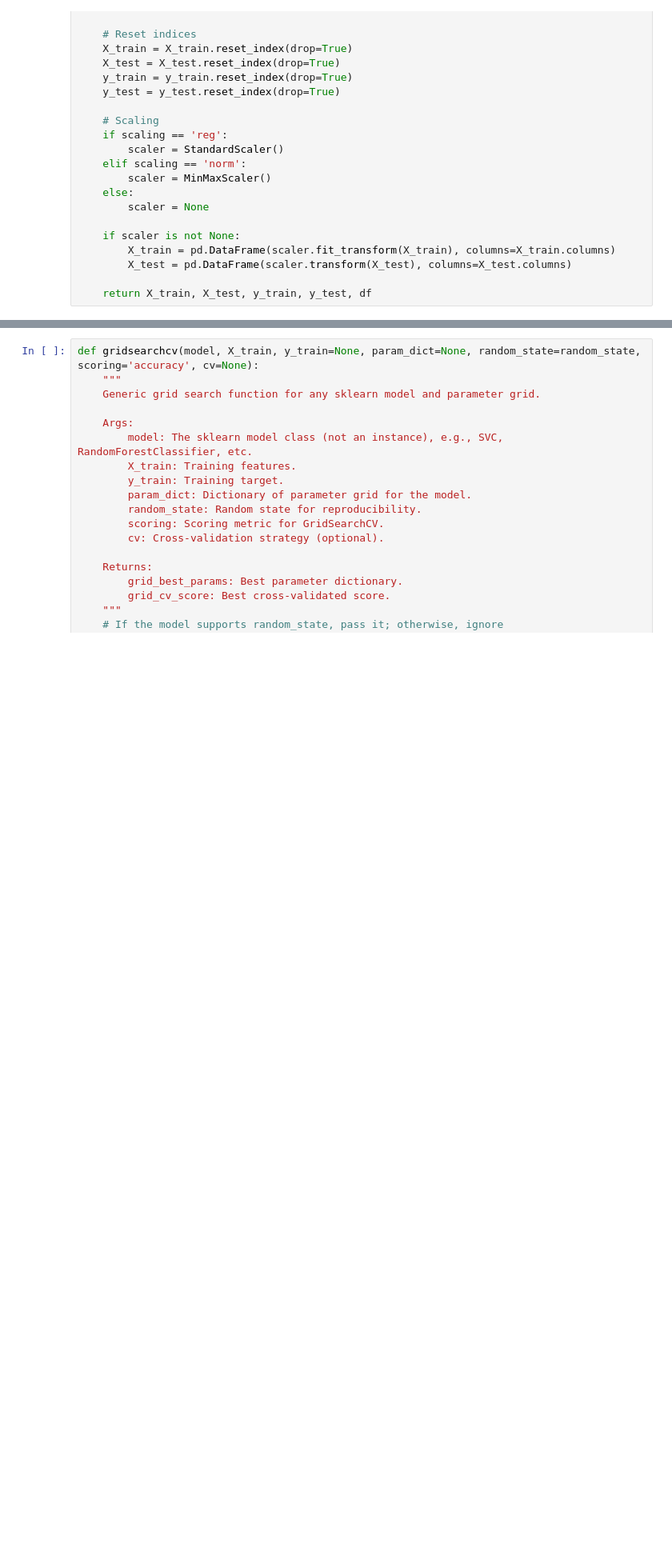
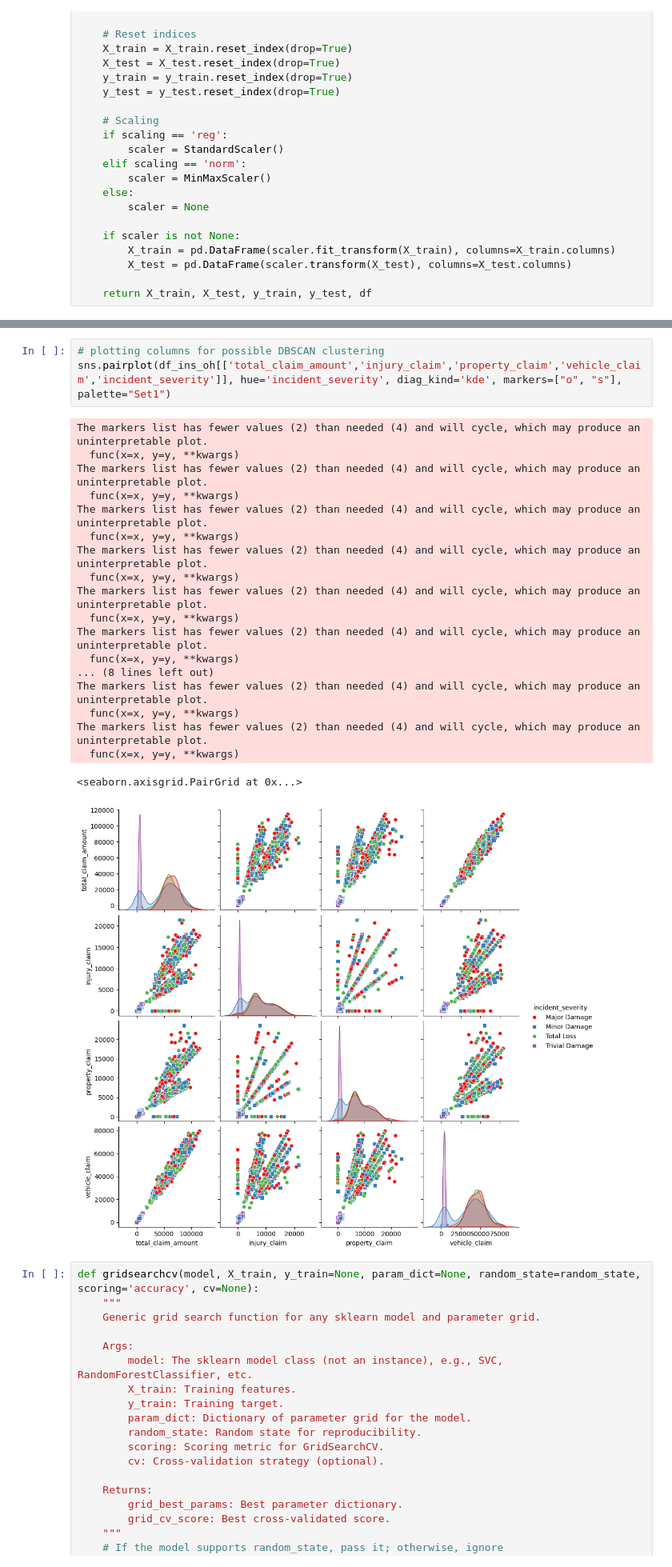
Before and after one commit to jtvon/799S-Data-Science-Capstone, a Jupyter notebook: Week-10-jupyter-notebook.ipynb, the cells around one changed output, grey strips where cells are left out. Shown at 80% size. Saved outputs shown, nothing was run; the diff lists cells and outputs as text; blank space fills up the shorter version.

```diff
--- a/Week-10-jupyter-notebook.ipynb
+++ b/Week-10-jupyter-notebook.ipynb
@@ -133,3 +133,26 @@ X_train_car_oh, X_test_car_oh, y_train_car_oh, y_test_car_oh, df_car_oh = load_a
+# %%
+# plotting columns for possible DBSCAN clustering
+sns.pairplot(df_ins_oh[['total_claim_amount','injury_claim','property_claim','vehicle_claim','incident_severity']], hue='incident_severity', diag_kind='kde', markers=["o", "s"], palette="Set1")
+# %% [output]
+The markers list has fewer values (2) than needed (4) and will cycle, which may produce an uninterpretable plot.
+  func(x=x, y=y, **kwargs)
+The markers list has fewer values (2) than needed (4) and will cycle, which may produce an uninterpretable plot.
+  func(x=x, y=y, **kwargs)
+The markers list has fewer values (2) than needed (4) and will cycle, which may produce an uninterpretable plot.
+  func(x=x, y=y, **kwargs)
+The markers list has fewer values (2) than needed (4) and will cycle, which may produce an uninterpretable plot.
+  func(x=x, y=y, **kwargs)
+The markers list has fewer values (2) than needed (4) and will cycle, which may produce an uninterpretable plot.
+  func(x=x, y=y, **kwargs)
+The markers list has fewer values (2) than needed (4) and will cycle, which may produce an uninterpretable plot.
+  func(x=x, y=y, **kwargs)
+... (8 lines left out)
+The markers list has fewer values (2) than needed (4) and will cycle, which may produce an uninterpretable plot.
+  func(x=x, y=y, **kwargs)
+The markers list has fewer values (2) than needed (4) and will cycle, which may produce an uninterpretable plot.
+  func(x=x, y=y, **kwargs)
+<seaborn.axisgrid.PairGrid at 0x...>
+[figure, added]
 # %%
 def gridsearchcv(model, X_train, y_train=None, param_dict=None, random_state=random_state, scoring='accuracy', cv=None):
     """
```
Also changed, not shown: parts of 5 cells of this notebook, 1 other file.
